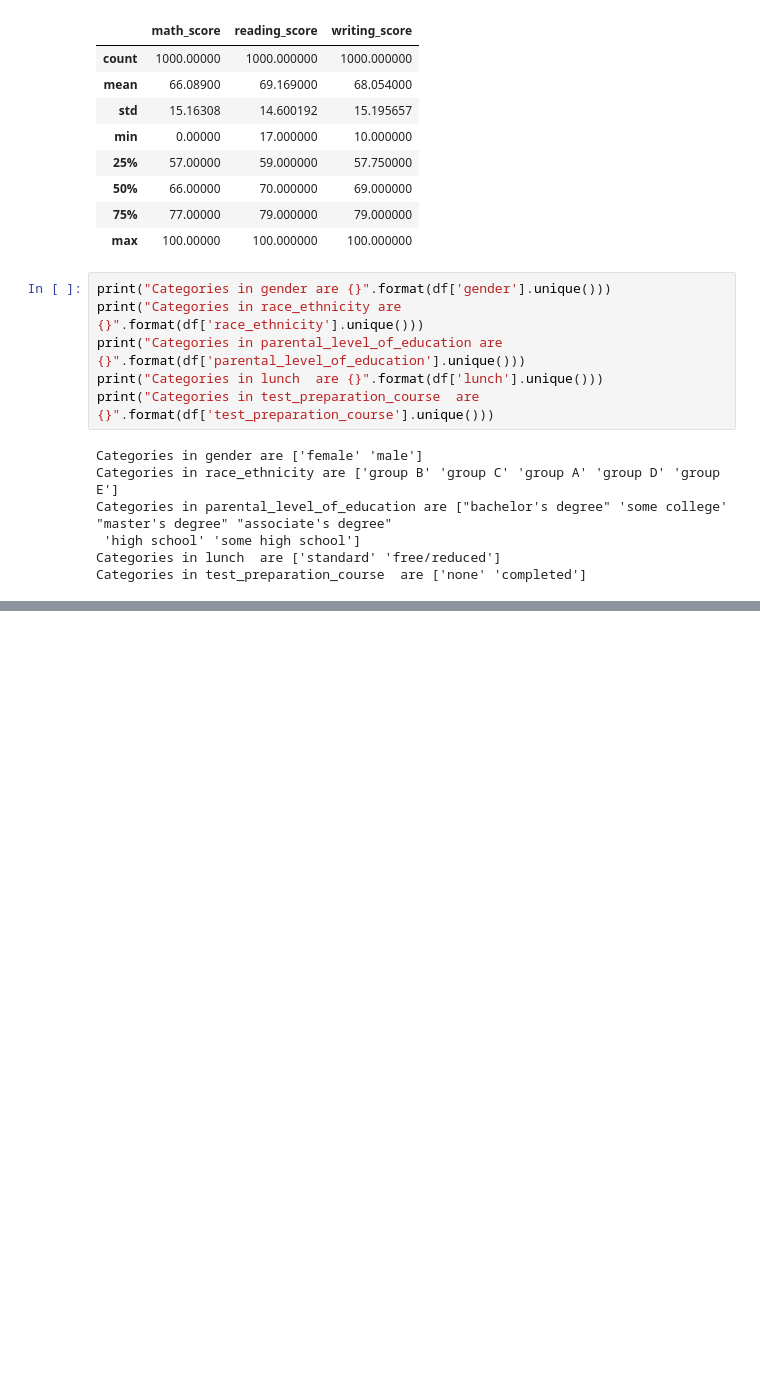
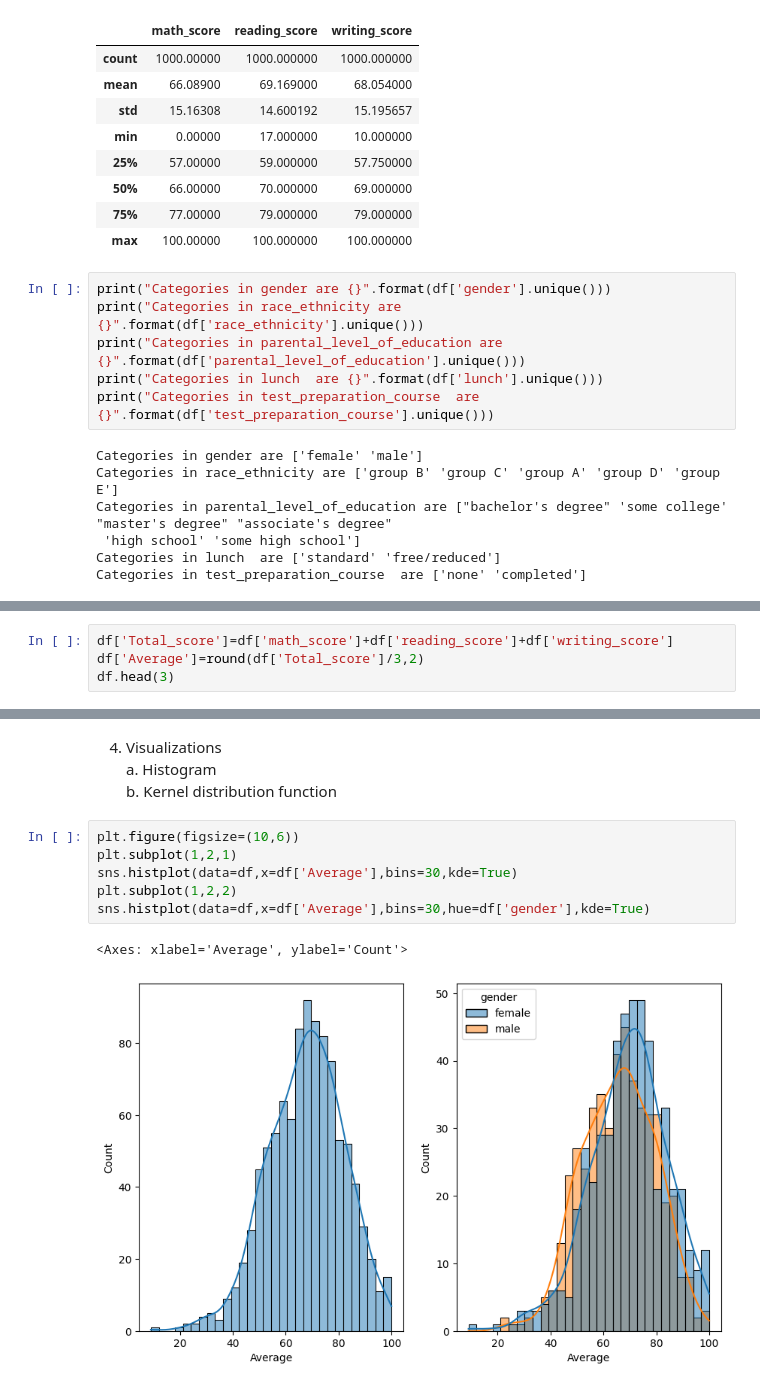
Before and after one commit to snehuvarbhe/Machine-learning-project, a Jupyter notebook: notebook/EDA STUDENT PERFORMANCE.ipynb, the cells around one changed output, grey strips where cells are left out. Saved outputs shown, nothing was run; the diff lists cells and outputs as text; blank space fills up the shorter version.

```diff
--- a/notebook/EDA STUDENT PERFORMANCE.ipynb
+++ b/notebook/EDA STUDENT PERFORMANCE.ipynb
@@ -130,0 +139,4 @@ Categories in test_preparation_course  are ['none' 'completed']
+# %%
+df['Total_score']=df['math_score']+df['reading_score']+df['writing_score']
+df['Average']=round(df['Total_score']/3,2)
+df.head(3)
@@ -130,0 +148,13 @@ Categories in test_preparation_course  are ['none' 'completed']
+# %% [markdown]
+4. Visualizations<br>
+a. Histogram<br>
+b. Kernel distribution function
+# %%
+plt.figure(figsize=(10,6))
+plt.subplot(1,2,1)
+sns.histplot(data=df,x=df['Average'],bins=30,kde=True)
+plt.subplot(1,2,2)
+sns.histplot(data=df,x=df['Average'],bins=30,hue=df['gender'],kde=True)
+# %% [output]
+<Axes: xlabel='Average', ylabel='Count'>
+[figure, added]
```
Also changed, not shown: parts of 12 cells of this notebook, 35 other files.
